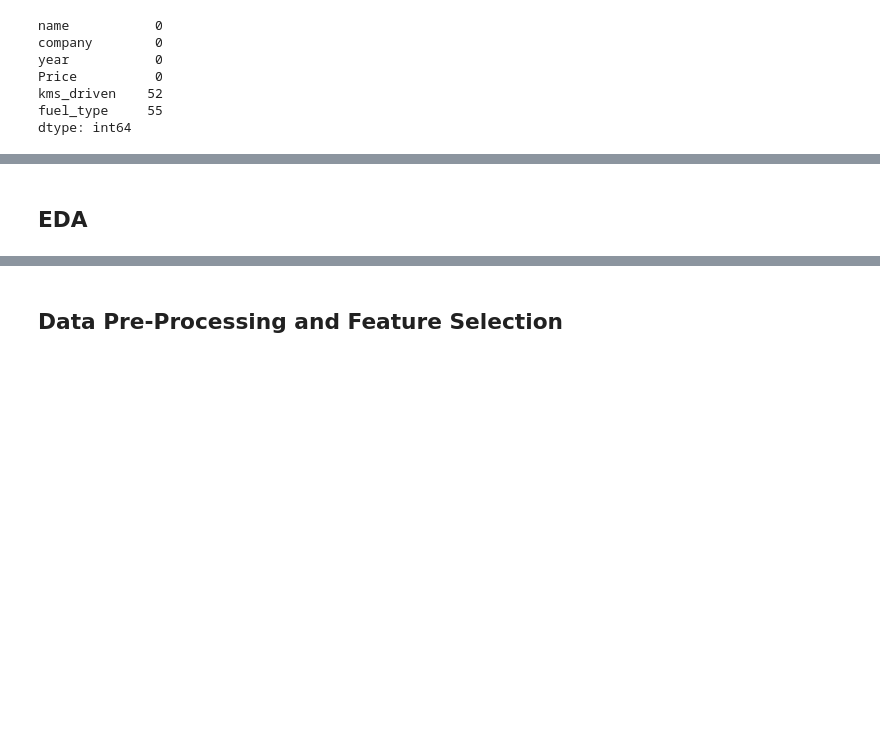
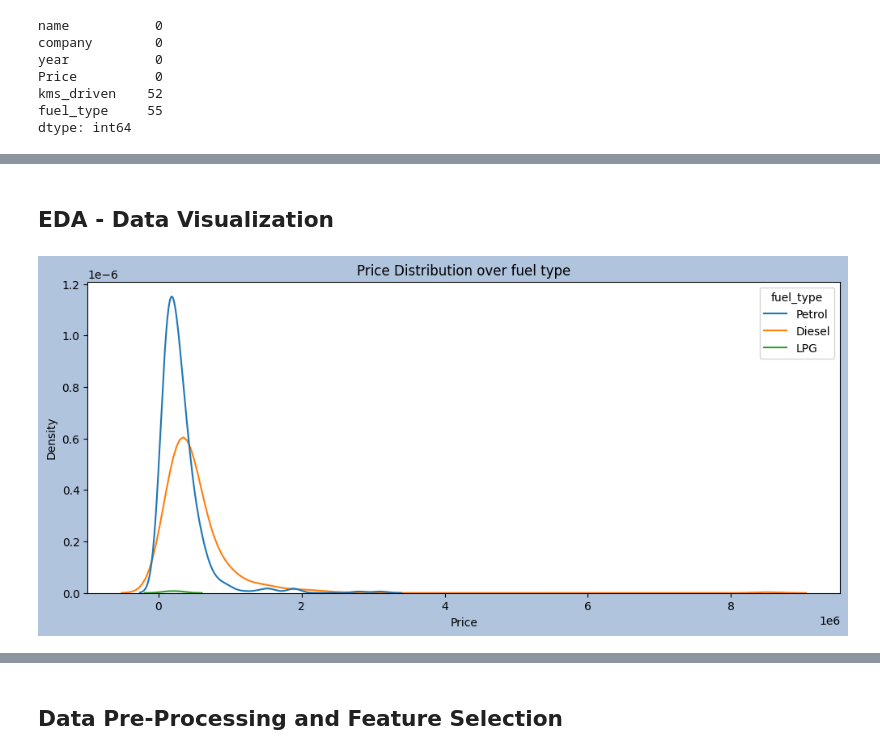
Before and after one commit to hmarathe420/Car_Price_Prediction, a Jupyter notebook: Car_Price_Prediction.ipynb, the cells around one changed output, grey strips where cells are left out. Saved outputs shown, nothing was run; the diff lists cells and outputs as text; code cells hidden in the pictures; blank space fills up the shorter version.

Commit message:
Data Cleaning | Data Processing | EDA - Data Visualization.

```diff
--- a/Car_Price_Prediction.ipynb
+++ b/Car_Price_Prediction.ipynb
@@ -93,2 +187,27 @@ dtype: int64
+# %%
+# Converting datatype of price column from object to int
+for i in df['Price']:
+  if type(i) != int:
+    x = i.replace(",","")
+    y = int(x)
+    df['Price'] = df['Price'].replace(i,y)
+# %%
+# Converting datatype of target variable
+df['Price'] = df['Price'].astype(int)
+# %%
+# Replacing 0 or null value with mean of target column
+df['Price'] = df['Price'].replace(0,df['Price'].mean())
+# %%
+# converting datatype of year column
+df['year'] = df['year'].astype(int)
 # %% [markdown]
-## **EDA**
+## **EDA - Data Visualization**
+# %%
+# ploting price distribution plot with fuel type
+plt.figure(figsize = (12,5), facecolor = 'lightsteelblue')
+sns.kdeplot(data =df , x = 'Price', hue = 'fuel_type')
+plt.title("Price Distribution over fuel type")
+plt.plot()
+plt.show()
+# %% [output]
+[figure, added]
```
Also changed, not shown: parts of 24 cells of this notebook.
